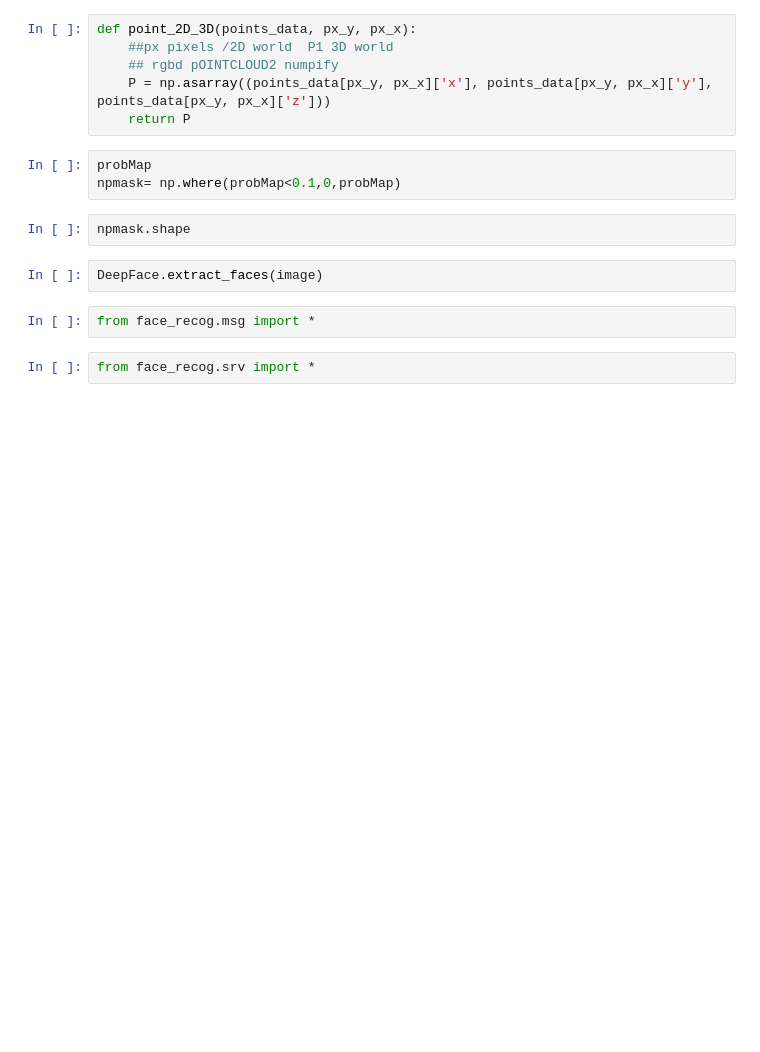
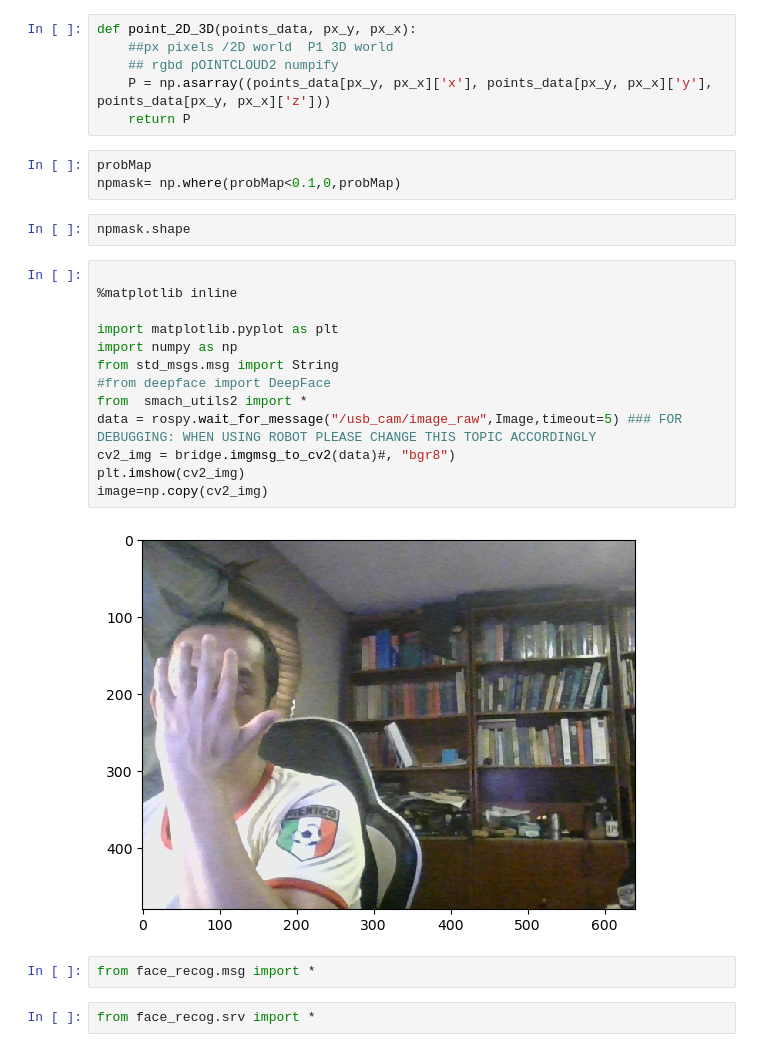
Before and after one commit to takeshi-pumas/catkin_extras, a Jupyter notebook: src/smaches/How_to_use_face_recog_deepface_serverasdasd.ipynb, the cells around one changed output. Cells and saved outputs as stored; diff of their text form; blank space fills up the shorter version.

```diff
--- a/src/smaches/How_to_use_face_recog_deepface_serverasdasd.ipynb
+++ b/src/smaches/How_to_use_face_recog_deepface_serverasdasd.ipynb
@@ -174,8 +148,21 @@ probMap
 npmask= np.where(probMap<0.1,0,probMap)
 # %%
 npmask.shape
-# %%
-DeepFace.extract_faces(image)
+# %%
+
+%matplotlib inline
+
+import matplotlib.pyplot as plt
+import numpy as np
+from std_msgs.msg import String
+#from deepface import DeepFace
+from  smach_utils2 import *
+data = rospy.wait_for_message("/usb_cam/image_raw",Image,timeout=5) ### FOR DEBUGGING: WHEN USING ROBOT PLEASE CHANGE THIS TOPIC ACCORDINGLY
+cv2_img = bridge.imgmsg_to_cv2(data)#, "bgr8")
+plt.imshow(cv2_img)
+image=np.copy(cv2_img)
+# %% [output]
+[figure, added]
 # %%
 from face_recog.msg import *
 # %%
```
Also changed, not shown: parts of 38 cells of this notebook, 5 other files.
